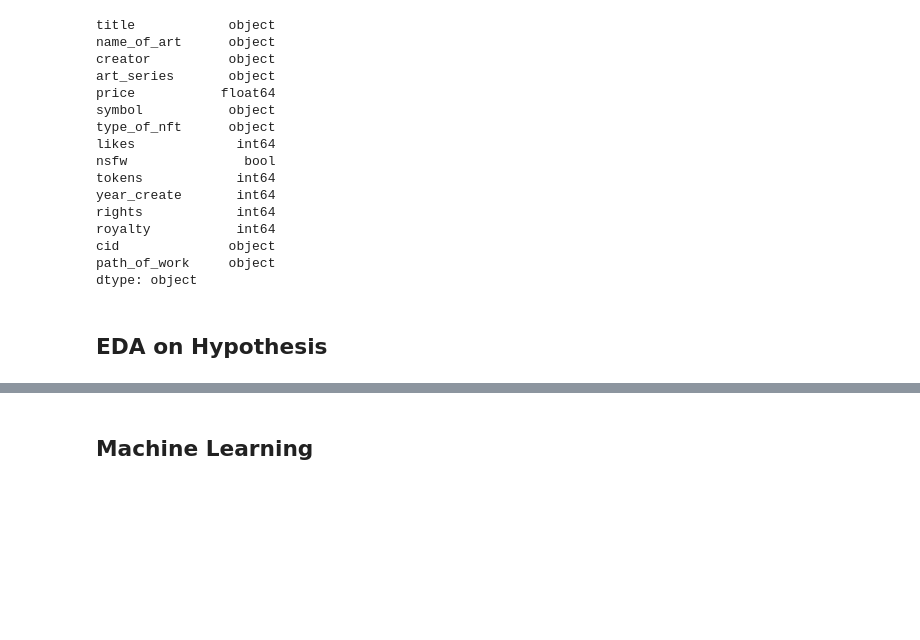
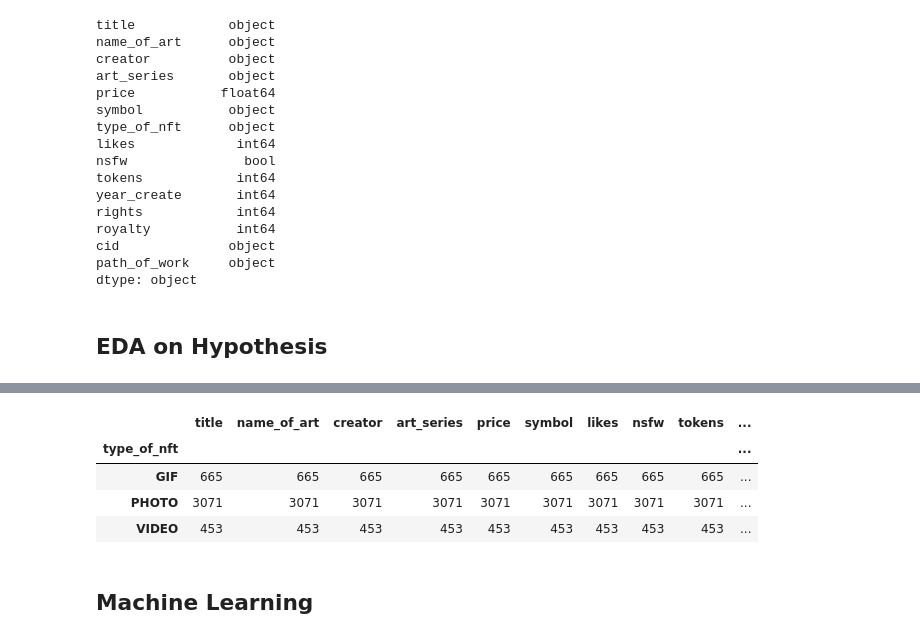
Before and after one commit to aortiz224/bootcamp_finalproject, a Jupyter notebook: dev/yaser/Notebook/ML_finalproject.ipynb, the cells around one changed output, grey strips where cells are left out. Cells and saved outputs as stored; diff of their text form; code cells hidden in the pictures; blank space fills up the shorter version.

Commit message:
eda dataframe creating for analysis

```diff
--- a/dev/yaser/Notebook/ML_finalproject.ipynb
+++ b/dev/yaser/Notebook/ML_finalproject.ipynb
@@ -44,0 +47,3 @@ dtype: object
+# %%
+df_eda= df.copy()
+df_eda
@@ -44,0 +64,3 @@ dtype: object
+# %%
+df_eda=df_eda.drop(columns= ['cid', 'path_of_work'])
+df_eda
@@ -45,3 +81,11 @@ dtype: object
+# %%
+df_eda.groupby(['type_of_nft']).count()
+# %% [output]
+|  | title | name_of_art | creator | art_series | price | symbol | likes | nsfw | tokens | ... |
+| type_of_nft |  |  |  |  |  |  |  |  |  | ... |
+| GIF | 665 | 665 | 665 | 665 | 665 | 665 | 665 | 665 | 665 | ... |
+| PHOTO | 3071 | 3071 | 3071 | 3071 | 3071 | 3071 | 3071 | 3071 | 3071 | ... |
+| VIDEO | 453 | 453 | 453 | 453 | 453 | 453 | 453 | 453 | 453 | ... |
 # %% [markdown]
 ## Machine Learning
 # %%
```
Also changed, not shown: parts of 22 cells of this notebook.
